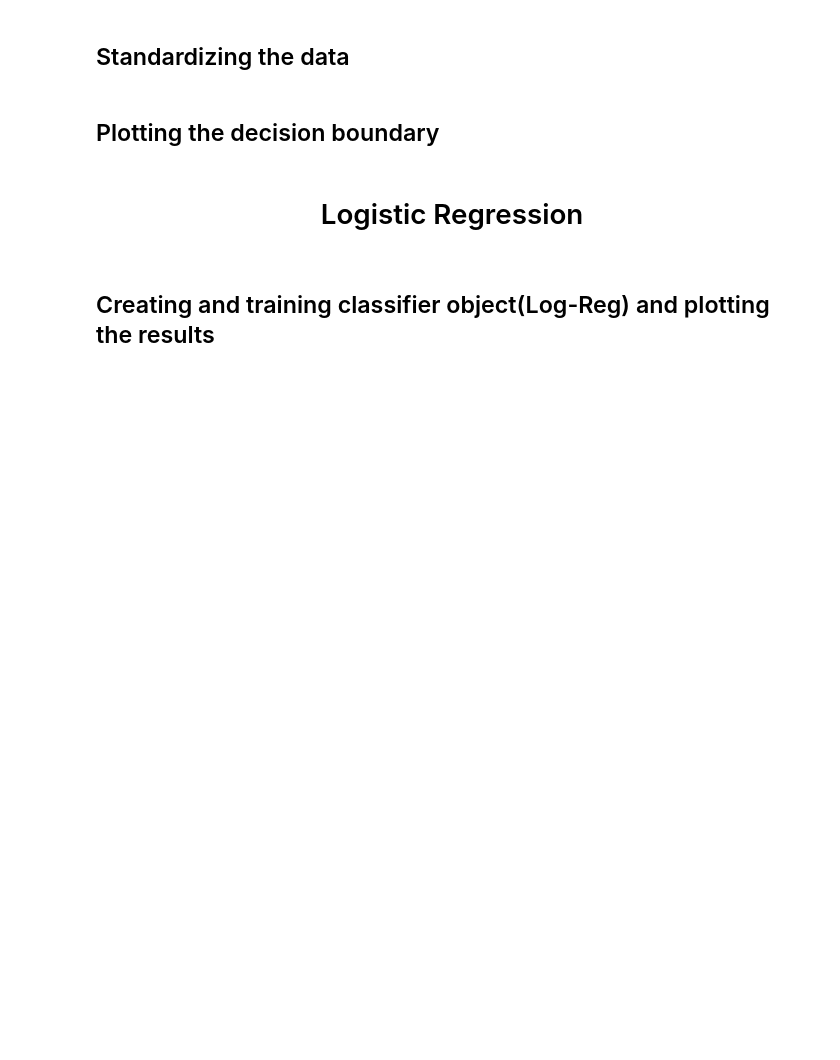
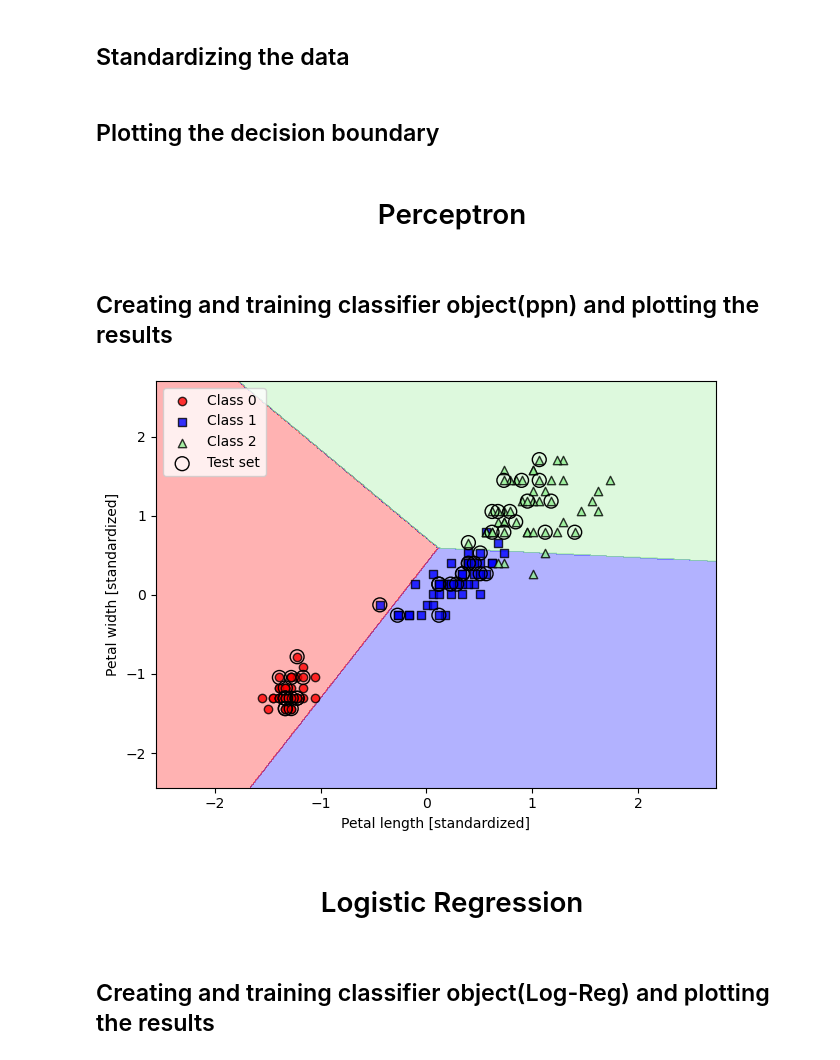
Before and after one commit to ORF-CIPHER/Scikit-and-PyTorch, a Jupyter notebook: Code/Multiclass Classfication/Sci-Kit Classifiers.ipynb, the cells around one changed output. Saved outputs shown, nothing was run; the diff lists cells and outputs as text; code cells hidden in the pictures; blank space fills up the shorter version.

```diff
--- a/Code/Multiclass Classfication/Sci-Kit LogReg & SVM & Decision Tree.ipynb
+++ b/Code/Multiclass Classfication/Sci-Kit Classifiers.ipynb
@@ -67,6 +72,21 @@ def plot_decision_regions(X, y, classifier, resolution=0.01, test_idx=None):
 # %%
 X_combined_std = np.vstack((X_train_std, X_test_std))
 y_combined = np.hstack((y_train, y_test))
+# %% [markdown]
+<center><h1>Perceptron</h1></center>
+# %% [markdown]
+<h2>Creating and training classifier object(ppn) and plotting the results</h2>
+# %%
+ppn = Perceptron(eta0=0.1, random_state=1)
+ppn.fit(X_train_std, y_train)
+plot_decision_regions(X_combined_std, y_combined, classifier=ppn, test_idx=range(105, 150))
+plt.xlabel('Petal length [standardized]')
+plt.ylabel('Petal width [standardized]')
+plt.legend(loc='upper left')
+plt.tight_layout()
+plt.show()
+# %% [output]
+[figure, added]
 # %% [markdown]
 <center><h1>Logistic Regression</h1></center>
 # %% [markdown]
```
Also changed, not shown: parts of 7 cells of this notebook.
